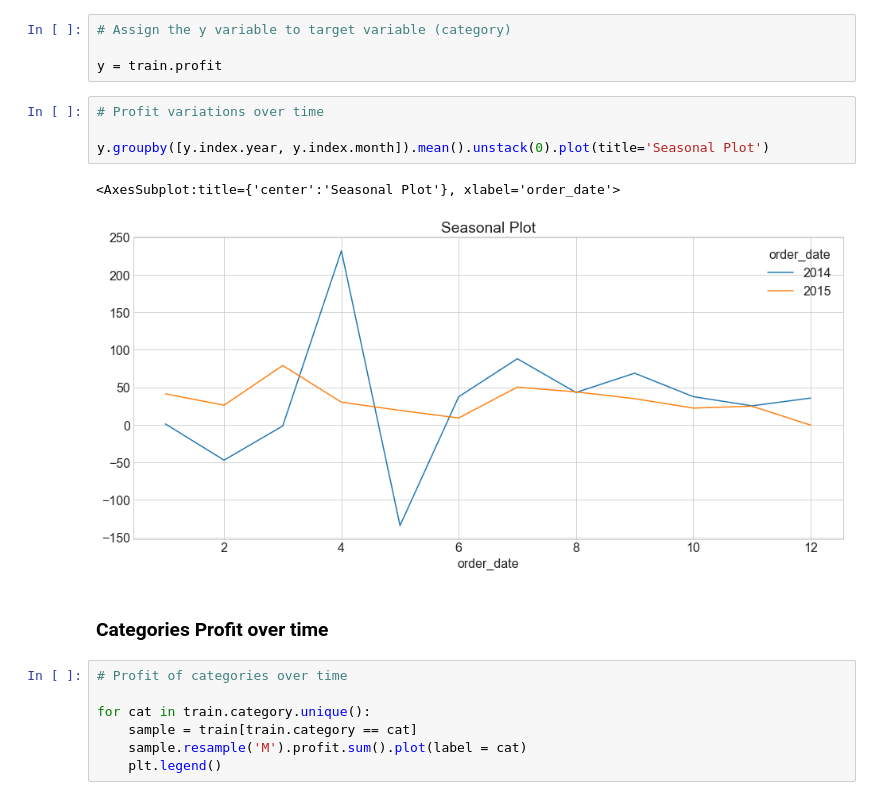
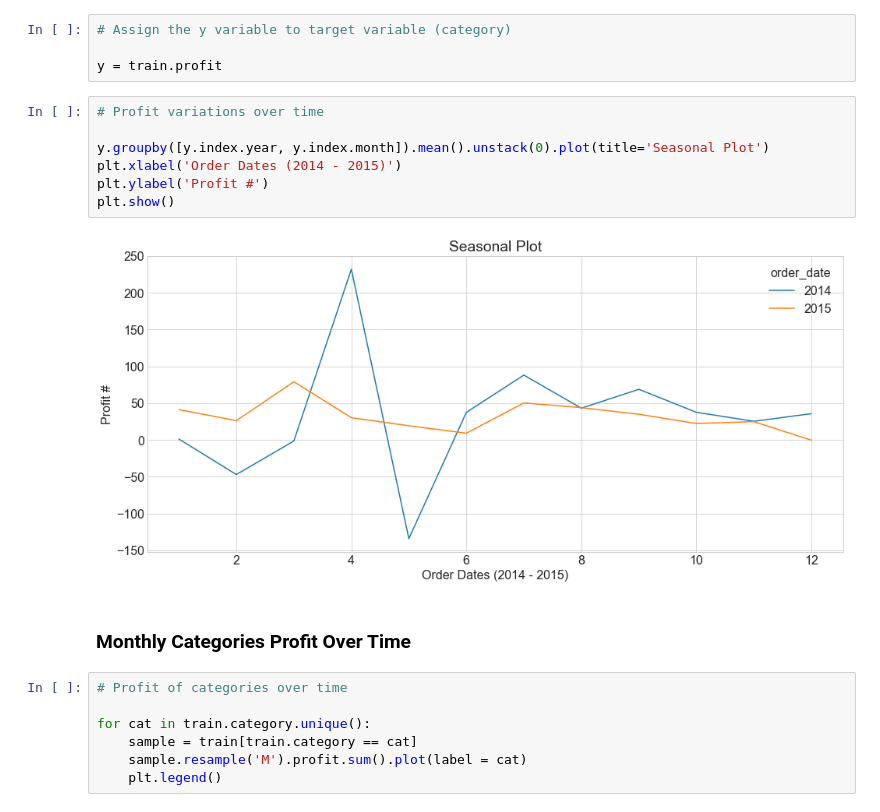
Before and after one commit to superstore-stephen-jesse/superstor-time-series-project, a Jupyter notebook: explore_stephen.ipynb, the cells around one changed output. Drawn from its saved outputs; the diff is of its cells as text.

Commit message:
Explore Time Series

```diff
--- a/explore_stephen.ipynb
+++ b/explore_stephen.ipynb
@@ -229,12 +293,14 @@ y = train.profit
 # %%
 # Profit variations over time
 
 y.groupby([y.index.year, y.index.month]).mean().unstack(0).plot(title='Seasonal Plot')
+plt.xlabel('Order Dates (2014 - 2015)')
+plt.ylabel('Profit #')
+plt.show()
 # %% [output]
-<AxesSubplot:title={'center':'Seasonal Plot'}, xlabel='order_date'>
-[figure, old version]
+[figure, new version]
 # %% [markdown]
-### Categories Profit over time
+### Monthly Categories Profit Over Time
 # %%
 # Profit of categories over time
 
```
Also changed, not shown: parts of 33 cells of this notebook.
